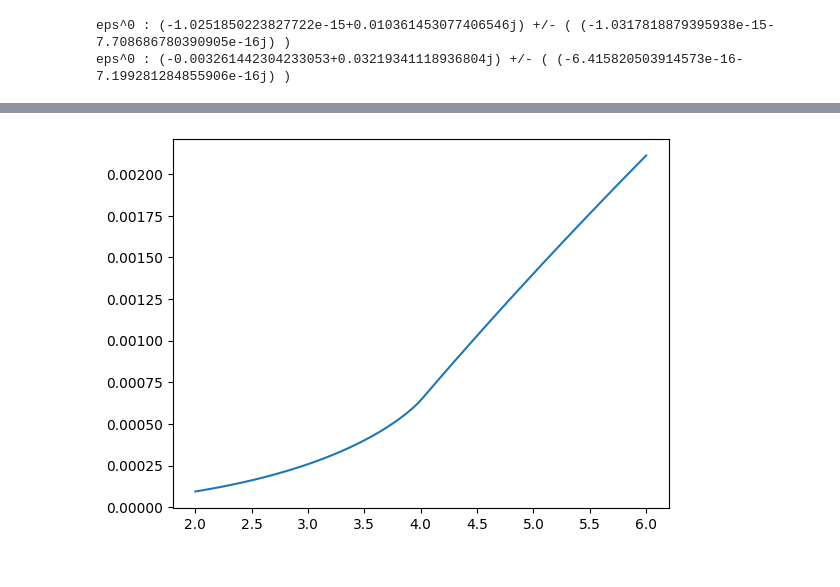
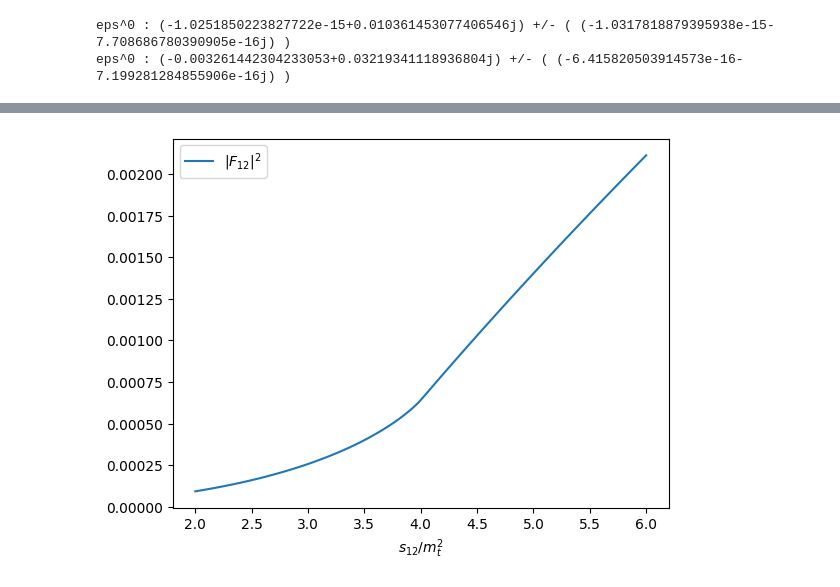
Before and after one commit to jcspitzmesser/BScMultiHiggsPySecDec, a Jupyter notebook: ggH_1L_notebook.ipynb, the cells around one changed output, grey strips where cells are left out. Saved outputs shown, nothing was run; the diff lists cells and outputs as text; code cells hidden in the pictures.

```diff
--- a/ggH_1L_notebook.ipynb
+++ b/ggH_1L_notebook.ipynb
@@ -183,5 +241,7 @@ plt.show()
 # %%
 plt.plot(s12, np.abs(m12)**2)
+plt.xlabel(r"$s_{12}/m_t^2$")
+plt.legend(["$|F_{12}|^2$"])
 plt.show()
 # %% [output]
-[figure, old version]
+[figure, new version]
```
Also changed, not shown: parts of 18 cells of this notebook.
